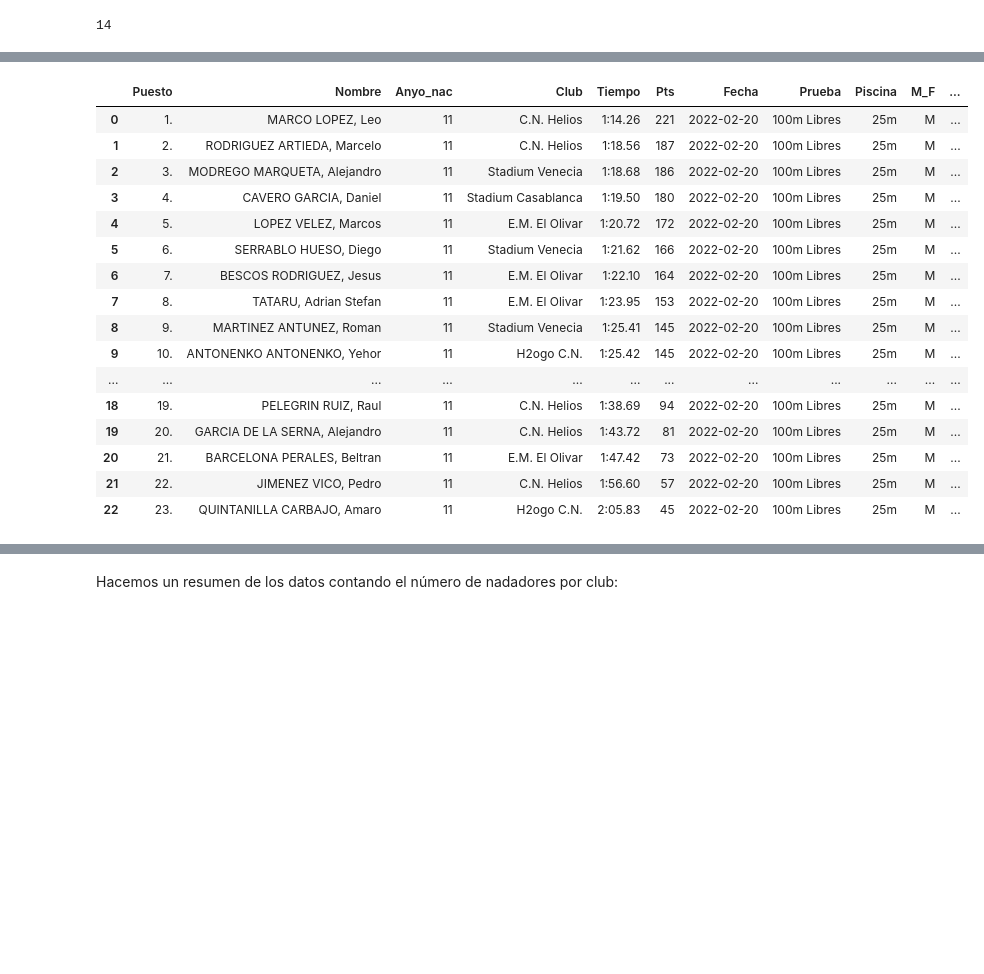
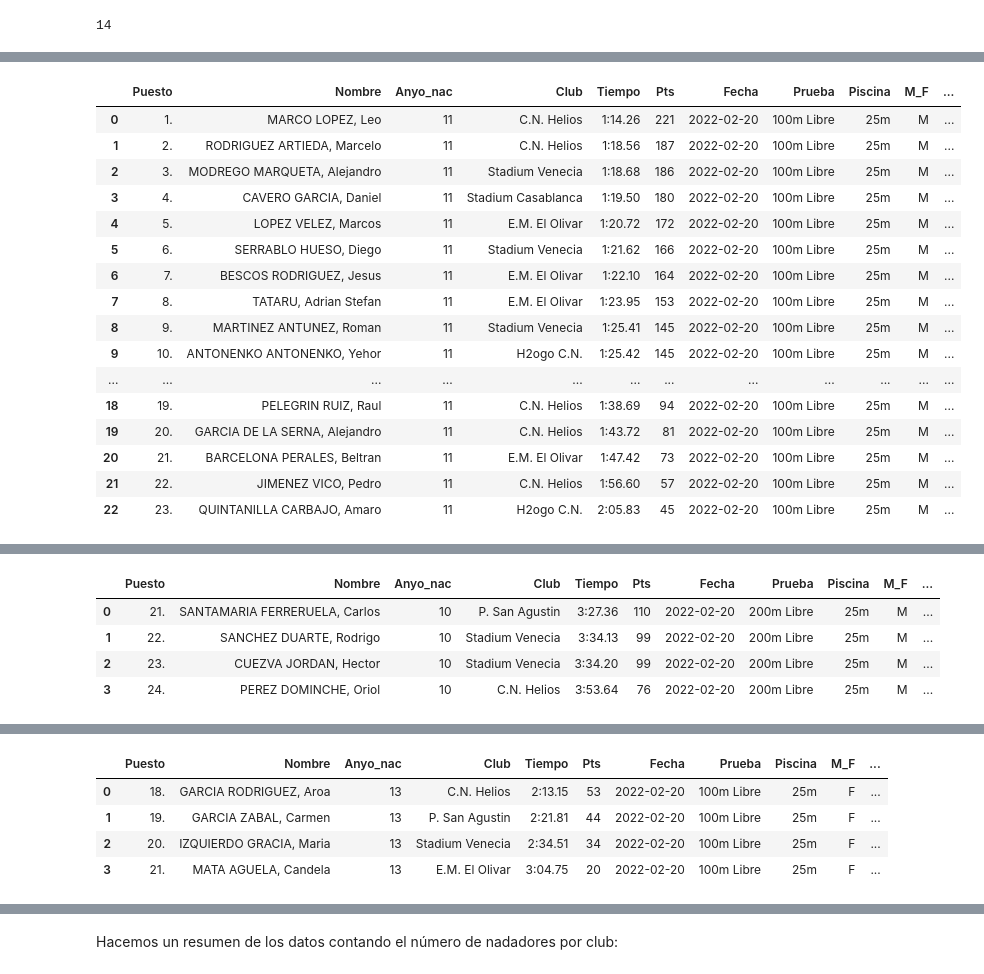
Before and after one commit to crdguez/dashboard_natacion, a Jupyter notebook: importar_datos/importar_datos_20_02_22.ipynb, the cells around one changed output, grey strips where cells are left out. Saved outputs shown, nothing was run; the diff lists cells and outputs as text; code cells hidden in the pictures; blank space fills up the shorter version.

```diff
--- a/importar_datos/importar_datos_20_02_22.ipynb
+++ b/importar_datos/importar_datos_20_02_22.ipynb
@@ -24,16 +165,0 @@ t0=pd.concat([t0[[0]],t0[1].str.split('\n',expand=True), t0[[2,3,4]]], axis =1).
-# %%
-t1=tablas[1].df
-t1[9]=t1[0].apply(lambda x: x.split('\n')[0])
-t1[10]=t1[0].apply(lambda x: x.split('\n')[1] if len(x.split('\n'))==2 else '')+t1[1]+' '+t1[2]+' '+t1[3]+ \
- +t1[4].apply(lambda x: x.split('\n')[0] if len(x.split('\n'))==2 else '')
-t1[11]=t1[4].apply(lambda x: x.split('\n')[0] if len(x.split('\n'))==1 else x.split('\n')[1])
-t1[10]=t1[10].replace({'MENDEZ SALVA DOR, Carlos':'MENDEZ SALVADOR, Carlos',
-                       'BARRIEN DOS ZA MORA,Saul':'BARRIENDOS ZAMORA, Saul',
-                      'MARTIN FERNAN DEZ, Leo':'MARTIN FERNANDEZ, Leo',
-                      'MOSTEO HIDAL GO, Carlos':'MOSTEO HIDALGO, Carlos',
-                      'JIMENEZ LAFUE NTE, Daniel':'JIMENEZ LAFUENTE, Daniel',
-                      'BERDEJ O LOBE RA, Guillermo':'BERDEJO LOBERA, Guillermo'
-                      })
-t1=t1[[9,10,11,5,7,8]].T.reset_index(drop=True).T
-t1
-# tablas[0].df
@@ -396,52 +166,56 @@ tablas[9].df
 # %%
 # Liga Benjamin
 
 competicion = 'Benjamín, jornada 4'
 lugar = 'E.M. El Olivar'
 fecha = datetime.datetime(2022,2,20)
 
 
-# Modifico tabla 4, que hay un error en ella
-# df4=tablas[4].df.copy()
-# df4[1][3]=df4[1][3]+'a'
-# df4[2][3]=df4[2][3].split('\n')[1]
+lista_df=[
+tabla_a_datos(t0, fila_datos = 0, fecha=fecha, prueba='100m Libre', m_f='M', tipo=1, competicion=competicion, lugar= lugar),
+tabla_a_datos(t1, fila_datos = 0, fecha=fecha, prueba='200m Libre', m_f='M', tipo=1, competicion=competicion, lugar= lugar),
+tabla_a_datos(t1b, fila_datos = 0, fecha=fecha, prueba='200m Libre', m_f='M', tipo=1, competicion=competicion, lugar= lugar),
+tabla_a_datos(t2, fila_datos = 0, fecha=fecha, prueba='100m Libre', m_f='F', tipo=1, competicion=competicion, lugar= lugar),
+tabla_a_datos(t2b, fila_datos = 0, fecha=fecha, prueba='100m Libre', m_f='F', tipo=1, competicion=competicion, lugar= lugar),
+tabla_a_datos(t2c, fila_datos = 0, fecha=fecha, prueba='100m Libre', m_f='F', tipo=1, competicion=competicion, lugar= lugar),
+tabla_a_datos(t3, fila_datos = 0, fecha=fecha, prueba='200m Libre', m_f='F', tipo=1, competicion=competicion, lugar= lugar),
+tabla_a_datos(t3b, fila_datos = 0, fecha=fecha, prueba='200m Libre', m_f='F', tipo=1, competicion=competicion, lugar= lugar),
+tabla_a_datos(t4, fila_datos = 0, fecha=fecha, prueba='100m Libre', m_f='M', tipo=1, competicion=competicion, lugar= lugar),
+tabla_a_datos(t4b, fila_datos = 0, fecha=fecha, prueba='100m Libre', m_f='M', tipo=1, competicion=competicion, lugar= lugar),
+tabla_a_datos(t4c, fila_datos = 0, fecha=fecha, prueba='100m Libre', m_f='M', tipo=1, competicion=competicion, lugar= lugar),
 
-
-lista_df=[
-tabla_a_datos(t0, fila_datos = 0, fecha=fecha, prueba='100m Libres', m_f='M', tipo=1, competicion=competicion, lugar= lugar),
-# tabla_a_datos(t1[t1[0]!=''], fila_datos = 1, fecha=fecha, prueba='200m Estilos', m_f='M', tipo=1, competicion=competicion, lugar= lugar),
-# tabla_a_datos(tablas[2].df.iloc[2:18].reset_index()[[0,1,2,3,5,6]].T.reset_index().T, fila_datos = 1, fecha=fecha, prueba='200m Estilos', m_f='M', tipo=3, competicion=competicion, lugar= lugar),
+    # tabla_a_datos(tablas[2].df.iloc[2:18].reset_index()[[0,1,2,3,5,6]].T.reset_index().T, fila_datos = 1, fecha=fecha, prueba='200m Estilos', m_f='M', tipo=3, competicion=competicion, lugar= lugar),
 # tabla_a_datos(tabla_perdida, fila_datos = 0, fecha=fecha, prueba='100m Estilos', m_f='F', tipo=1, competicion=competicion, lugar= lugar),
 # tabla_a_datos(tablas[5].df.drop(4, axis=1).iloc[4:], fila_datos = 1, fecha=fecha, prueba='200m Estilos', m_f='F', tipo=3, competicion=competicion, lugar= lugar),
 # tabla_a_datos(tablas[6].df, fila_datos = 1, fecha=fecha, prueba='50m Mariposa', m_f='M', tipo=1, competicion=competicion, lugar= lugar),
 # tabla_a_datos(tabla_perdida2, fila_datos = 0, fecha=fecha, prueba='50m Mariposa', m_f='M', tipo=1, competicion=competicion, lugar= lugar),
 # tabla_a_datos(tablas[7].df, fila_datos = 1, fecha=fecha, prueba='50m Mariposa', m_f='M', tipo=1, competicion=competicion, lugar= lugar),
 # tabla_a_datos(tablas[8].df, fila_datos = 1, fecha=fecha, prueba='50m Mariposa', m_f='F', tipo=1, competicion=competicion, lugar= lugar),
 # tabla_a_datos(tablas[9].df.iloc[0:4], fila_datos = 0, fecha=fecha, prueba='50m Mariposa', m_f='F', tipo=1, competicion=competicion, lugar= lugar),
 # tabla_a_datos(tabla_perdida3, fila_datos = 0, fecha=fecha, prueba='50m Mariposa', m_f='F', tipo=1, competicion=competicion, lugar= lugar),
 # tabla_a_datos(tablas[10].df, fila_datos = 1, fecha=fecha, prueba='50m Mariposa', m_f='F', tipo=1, competicion=competicion, lugar= lugar),
 ]
 
 for d in lista_df :
     display(d)
 
 
 campos_calculados(pd.concat(lista_df)).to_csv('competicion_'+competicion+'.csv', index=False)
 # %% [output]
 |  | Puesto | Nombre | Anyo_nac | Club | Tiempo | Pts | Fecha | Prueba | Piscina | M_F | ... |
-| 0 | 1. | MARCO LOPEZ, Leo | 11 | C.N. Helios | 1:14.26 | 221 | 2022-02-20 | 100m Libres | 25m | M | ... |
-| 1 | 2. | RODRIGUEZ ARTIEDA, Marcelo | 11 | C.N. Helios | 1:18.56 | 187 | 2022-02-20 | 100m Libres | 25m | M | ... |
-| 2 | 3. | MODREGO MARQUETA, Alejandro | 11 | Stadium Venecia | 1:18.68 | 186 | 2022-02-20 | 100m Libres | 25m | M | ... |
-| 3 | 4. | CAVERO GARCIA, Daniel | 11 | Stadium Casablanca | 1:19.50 | 180 | 2022-02-20 | 100m Libres | 25m | M | ... |
-| 4 | 5. | LOPEZ VELEZ, Marcos | 11 | E.M. El Olivar | 1:20.72 | 172 | 2022-02-20 | 100m Libres | 25m | M | ... |
-| 5 | 6. | SERRABLO HUESO, Diego | 11 | Stadium Venecia | 1:21.62 | 166 | 2022-02-20 | 100m Libres | 25m | M | ... |
-| 6 | 7. | BESCOS RODRIGUEZ, Jesus | 11 | E.M. El Olivar | 1:22.10 | 164 | 2022-02-20 | 100m Libres | 25m | M | ... |
-| 7 | 8. | TATARU, Adrian Stefan | 11 | E.M. El Olivar | 1:23.95 | 153 | 2022-02-20 | 100m Libres | 25m | M | ... |
-| 8 | 9. | MARTINEZ ANTUNEZ, Roman | 11 | Stadium Venecia | 1:25.41 | 145 | 2022-02-20 | 100m Libres | 25m | M | ... |
-| 9 | 10. | ANTONENKO ANTONENKO, Yehor | 11 | H2ogo C.N. | 1:25.42 | 145 | 2022-02-20 | 100m Libres | 25m | M | ... |
+| 0 | 1. | MARCO LOPEZ, Leo | 11 | C.N. Helios | 1:14.26 | 221 | 2022-02-20 | 100m Libre | 25m | M | ... |
+| 1 | 2. | RODRIGUEZ ARTIEDA, Marcelo | 11 | C.N. Helios | 1:18.56 | 187 | 2022-02-20 | 100m Libre | 25m | M | ... |
+| 2 | 3. | MODREGO MARQUETA, Alejandro | 11 | Stadium Venecia | 1:18.68 | 186 | 2022-02-20 | 100m Libre | 25m | M | ... |
+| 3 | 4. | CAVERO GARCIA, Daniel | 11 | Stadium Casablanca | 1:19.50 | 180 | 2022-02-20 | 100m Libre | 25m | M | ... |
+| 4 | 5. | LOPEZ VELEZ, Marcos | 11 | E.M. El Olivar | 1:20.72 | 172 | 2022-02-20 | 100m Libre | 25m | M | ... |
+| 5 | 6. | SERRABLO HUESO, Diego | 11 | Stadium Venecia | 1:21.62 | 166 | 2022-02-20 | 100m Libre | 25m | M | ... |
+| 6 | 7. | BESCOS RODRIGUEZ, Jesus | 11 | E.M. El Olivar | 1:22.10 | 164 | 2022-02-20 | 100m Libre | 25m | M | ... |
+| 7 | 8. | TATARU, Adrian Stefan | 11 | E.M. El Olivar | 1:23.95 | 153 | 2022-02-20 | 100m Libre | 25m | M | ... |
+| 8 | 9. | MARTINEZ ANTUNEZ, Roman | 11 | Stadium Venecia | 1:25.41 | 145 | 2022-02-20 | 100m Libre | 25m | M | ... |
+| 9 | 10. | ANTONENKO ANTONENKO, Yehor | 11 | H2ogo C.N. | 1:25.42 | 145 | 2022-02-20 | 100m Libre | 25m | M | ... |
 | ... | ... | ... | ... | ... | ... | ... | ... | ... | ... | ... | ... |
-| 18 | 19. | PELEGRIN RUIZ, Raul | 11 | C.N. Helios | 1:38.69 | 94 | 2022-02-20 | 100m Libres | 25m | M | ... |
-| 19 | 20. | GARCIA DE LA SERNA, Alejandro | 11 | C.N. Helios | 1:43.72 | 81 | 2022-02-20 | 100m Libres | 25m | M | ... |
-| 20 | 21. | BARCELONA PERALES, Beltran | 11 | E.M. El Olivar | 1:47.42 | 73 | 2022-02-20 | 100m Libres | 25m | M | ... |
-| 21 | 22. | JIMENEZ VICO, Pedro | 11 | C.N. Helios | 1:56.60 | 57 | 2022-02-20 | 100m Libres | 25m | M | ... |
-| 22 | 23. | QUINTANILLA CARBAJO, Amaro | 11 | H2ogo C.N. | 2:05.83 | 45 | 2022-02-20 | 100m Libres | 25m | M | ... |
+| 18 | 19. | PELEGRIN RUIZ, Raul | 11 | C.N. Helios | 1:38.69 | 94 | 2022-02-20 | 100m Libre | 25m | M | ... |
+| 19 | 20. | GARCIA DE LA SERNA, Alejandro | 11 | C.N. Helios | 1:43.72 | 81 | 2022-02-20 | 100m Libre | 25m | M | ... |
+| 20 | 21. | BARCELONA PERALES, Beltran | 11 | E.M. El Olivar | 1:47.42 | 73 | 2022-02-20 | 100m Libre | 25m | M | ... |
+| 21 | 22. | JIMENEZ VICO, Pedro | 11 | C.N. Helios | 1:56.60 | 57 | 2022-02-20 | 100m Libre | 25m | M | ... |
+| 22 | 23. | QUINTANILLA CARBAJO, Amaro | 11 | H2ogo C.N. | 2:05.83 | 45 | 2022-02-20 | 100m Libre | 25m | M | ... |
@@ -447,0 +239,5 @@ campos_calculados(pd.concat(lista_df)).to_csv('competicion_'+competicion+'.csv',
+|  | Puesto | Nombre | Anyo_nac | Club | Tiempo | Pts | Fecha | Prueba | Piscina | M_F | ... |
+| 0 | 21. | SANTAMARIA FERRERUELA, Carlos | 10 | P. San Agustin | 3:27.36 | 110 | 2022-02-20 | 200m Libre | 25m | M | ... |
+| 1 | 22. | SANCHEZ DUARTE, Rodrigo | 10 | Stadium Venecia | 3:34.13 | 99 | 2022-02-20 | 200m Libre | 25m | M | ... |
+| 2 | 23. | CUEZVA JORDAN, Hector | 10 | Stadium Venecia | 3:34.20 | 99 | 2022-02-20 | 200m Libre | 25m | M | ... |
+| 3 | 24. | PEREZ DOMINCHE, Oriol | 10 | C.N. Helios | 3:53.64 | 76 | 2022-02-20 | 200m Libre | 25m | M | ... |
@@ -447,0 +263,5 @@ campos_calculados(pd.concat(lista_df)).to_csv('competicion_'+competicion+'.csv',
+|  | Puesto | Nombre | Anyo_nac | Club | Tiempo | Pts | Fecha | Prueba | Piscina | M_F | ... |
+| 0 | 18. | GARCIA RODRIGUEZ, Aroa | 13 | C.N. Helios | 2:13.15 | 53 | 2022-02-20 | 100m Libre | 25m | F | ... |
+| 1 | 19. | GARCIA ZABAL, Carmen | 13 | P. San Agustin | 2:21.81 | 44 | 2022-02-20 | 100m Libre | 25m | F | ... |
+| 2 | 20. | IZQUIERDO GRACIA, Maria | 13 | Stadium Venecia | 2:34.51 | 34 | 2022-02-20 | 100m Libre | 25m | F | ... |
+| 3 | 21. | MATA AGUELA, Candela | 13 | E.M. El Olivar | 3:04.75 | 20 | 2022-02-20 | 100m Libre | 25m | F | ... |
```
Also changed, not shown: parts of 11 cells of this notebook, 6 other files.
